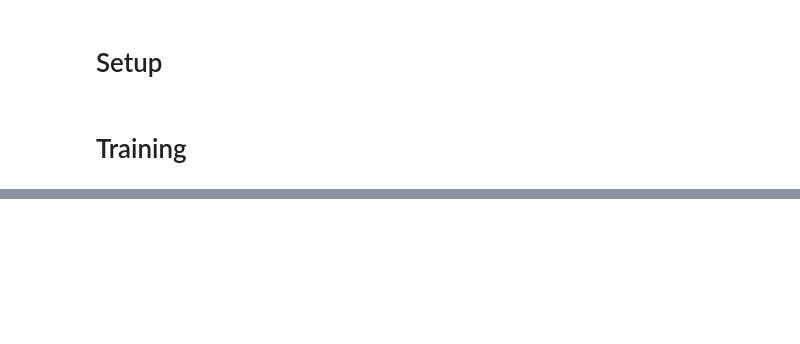
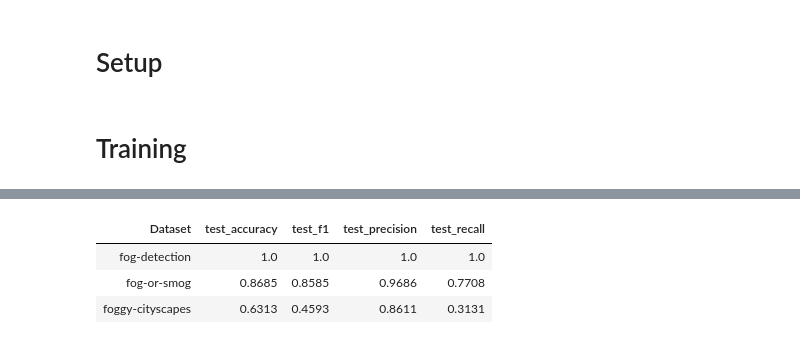
Before and after one commit to marzena1478520/Fog-Detection-Using-Machine-Learning-Methods, a Jupyter notebook: cnn_model.ipynb, the cells around one changed output, grey strips where cells are left out. Drawn from its saved outputs; the diff is of its cells as text; code cells hidden in the pictures; blank space fills up the shorter version.

Commit message:
feat: add cnn models, lstm model

```diff
--- a/cnn_model.ipynb
+++ b/cnn_model.ipynb
@@ -29,12 +30,14 @@ def load_image(path: str):
     if img.shape[-1] == 4:  # Handle RGBA
         img = ski.color.rgba2rgb(img)
     img = ski.util.img_as_ubyte(img)
+    img = img.squeeze()
+
     return Image.fromarray(img)
 
 
 def get_dataloader(
     path: Path | str,
-    transform: callable | None = None,
+    transform: Any | None = None,
     batch_size: int = 32,
     shuffle: bool = False,
     num_workers: int = 0,
@@ -69,0 +193,71 @@ def recursive_setattr(obj: object, value: Any, name: str):
+# %%
+SAVE_DIR = Path('runs/classify/CNN')
+MODEL_NAME = "ResNet18"
+DATASET = 'fog-detection'
+VERSION = 1
+
+trainer = L.Trainer(
+    max_epochs=10,
+    logger=L.pytorch.loggers.TensorBoardLogger(
+        save_dir=SAVE_DIR,
+        name=f"{MODEL_NAME}-{DATASET}",
+        version=VERSION,
+    ),
+    callbacks=[
+        L.pytorch.callbacks.early_stopping.EarlyStopping(
+            monitor="val_loss", mode="min",
+            patience=5,
+            verbose=False
+        ),
+        L.pytorch.callbacks.ModelCheckpoint(
+            monitor="val_f1", mode="max",
+            dirpath=SAVE_DIR / f"{MODEL_NAME}-{DATASET}" / f"version_{VERSION}",
+            filename="{epoch}-{val_loss:.2f}-{val_f1:.2f}"
+        )
+    ],
+    log_every_n_steps=1
+)
+
+model = CNNClassifier(
+    model_name=MODEL_NAME,
+    num_classes=2,
+    weights=f"{MODEL_NAME}_Weights.DEFAULT",
+)
+
+_transform = get_weight(model.weights).transforms()
+trainer.fit(
+    model,
+    train_dataloaders=get_dataloader(
+        path=DATASET_PATHS[DATASET] / 'train',
+        transform=_transform,
+        batch_size=32,
+        shuffle=True,
+        num_workers=11
+    ),
+    val_dataloaders=get_dataloader(
+        path=DATASET_PATHS[DATASET] / 'val',
+        transform=_transform,
+        batch_size=32,
+        shuffle=False,
+        num_workers=11
+    ),
+)
+
+model = CNNClassifier.load_from_checkpoint(
+    trainer.checkpoint_callbacks[0].best_model_path
+)
+
+res = {
+    dataset_name: trainer.test(model, get_dataloader(path=path / 'test', transform=_transform))[0]
+    for dataset_name, path in DATASET_PATHS.items()
+}
+
+table = PrettyTable()
+table.field_names = [
+    "Dataset", *list(next(iter(res.values())).keys())
+]
+table.add_rows([
+    [dataset, *[round(m, 4) for m in metrics.values()]] for dataset, metrics in res.items()
+])
+table
+# %% [output]
@@ -70,3 +314,7 @@ def recursive_setattr(obj: object, value: Any, name: str):
+| Dataset | test_accuracy | test_f1 | test_precision | test_recall |
+| fog-detection | 1.0 | 1.0 | 1.0 | 1.0 |
+| fog-or-smog | 0.8685 | 0.8585 | 0.9686 | 0.7708 |
+| foggy-cityscapes | 0.6313 | 0.4593 | 0.8611 | 0.3131 |
 # %%
 SAVE_DIR = Path('runs/classify/CNN')
 MODEL_NAME = "ResNet18"
```
Also changed, not shown: parts of 14 cells of this notebook, 29 other files.
